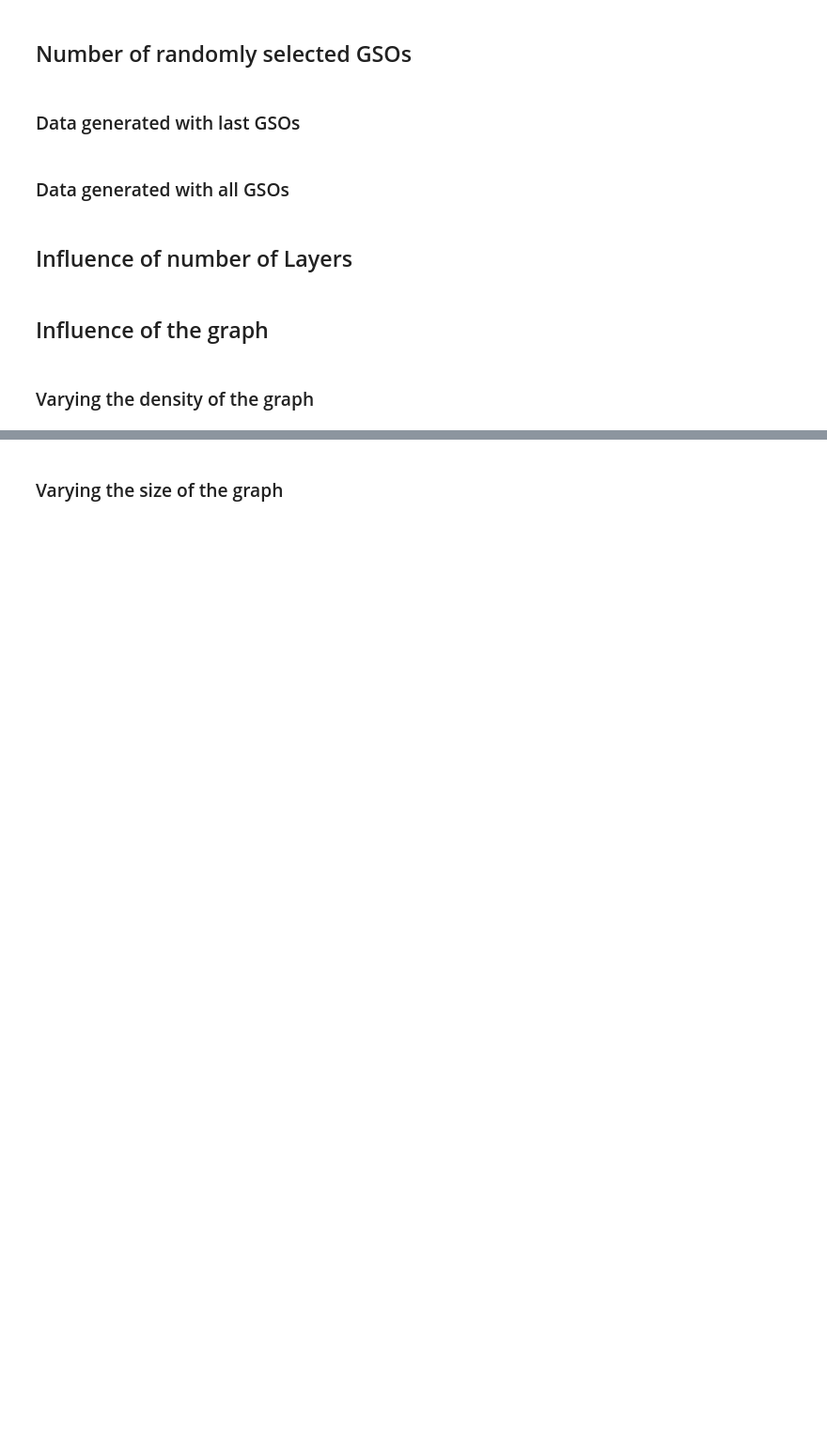
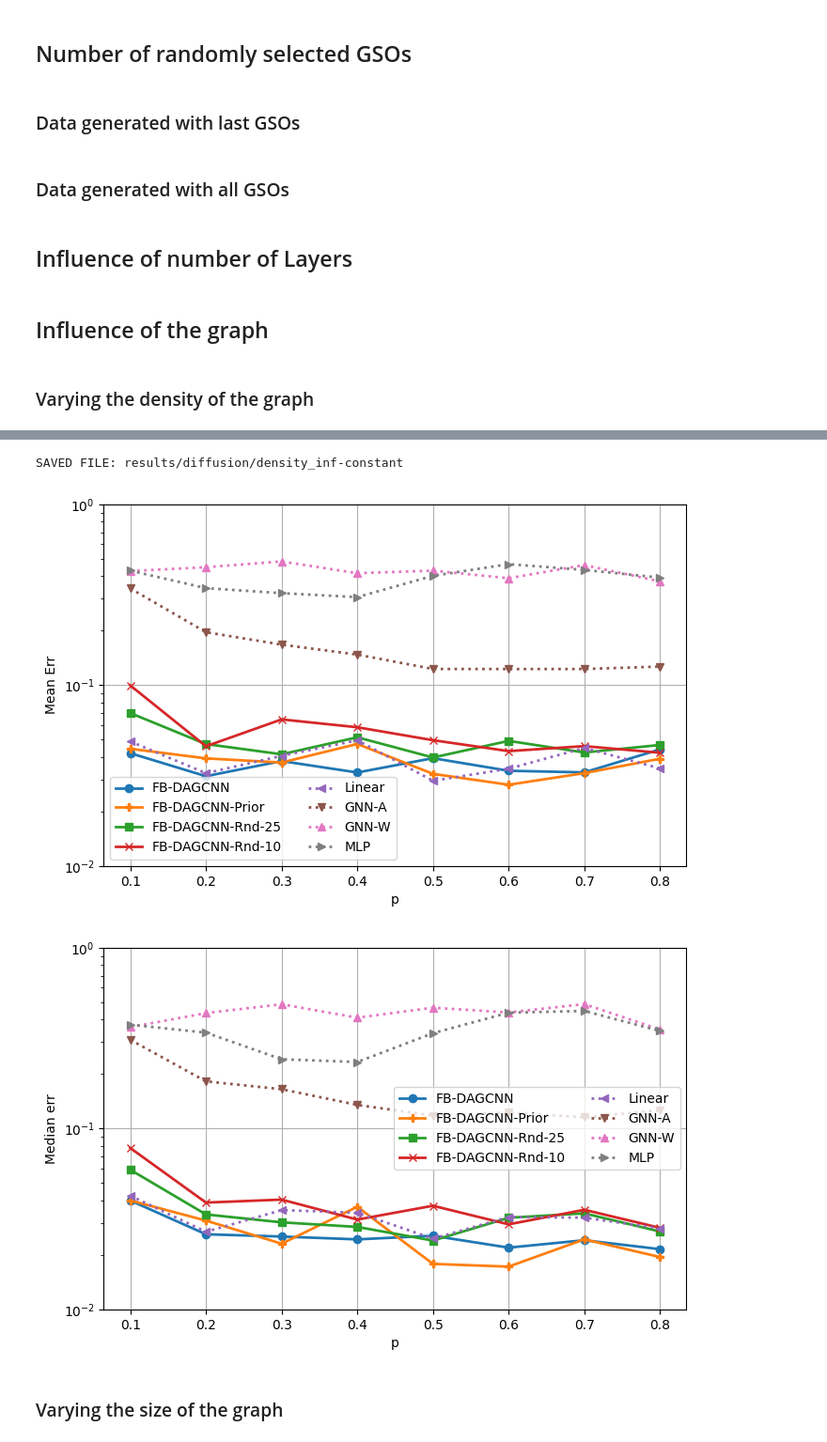
Before and after one commit to reysam93/dag_conv_nn, a Jupyter notebook: diffusion_learning.ipynb, the cells around one changed output, grey strips where cells are left out. Shown: that part at 94% size. Saved outputs shown, nothing was run; the diff lists cells and outputs as text; code cells hidden in the pictures; blank space fills up the shorter version.

```diff
--- a/diffusion_learning.ipynb
+++ b/diffusion_learning.ipynb
@@ -547,10 +564,10 @@ def influence_graph_density(d_dat_p, d_arc_p, d_mod_p, P_values, exps):
         for j, p in enumerate(P_values):
             data_params_aux = dict(d_dat_p)
             data_params_aux['p'] = p
-            Adj, W, GSOs = utils.get_graph_data(data_params_aux)
+            Adj, W, GSOs, Psi = utils.get_graph_data(data_params_aux, get_Psi=True)
 
             err[i,j], std[i,j], times[i,j] = run_exps(exps, d_arc_p, d_mod_p, data_params_aux, GSOs, W,
-                                                      Adj, exp_desc=str(p))
+                                                      Adj, exp_desc=str(p), Psi=Psi)
 
             err[i,j][err[i,j] > 1] = 1
 
@@ -571,7 +588,7 @@ Exps = [
 
     # {'arc_p': {'arch': SF_DAGConv, 'GSO': 'GSOs'}, 'leg': 'SF-DAGCNN', 'fmt': '<:'},
 
-
+    {'arc_p': {'arch': LinDAGRegModel}, 'leg': 'Linear', 'fmt': '<:'},
     {'arc_p': {'arch': MyGCNN, 'GSO': 'A'}, 'leg': 'GNN-A', 'fmt': 'v:'},
     {'arc_p': {'arch': MyGCNN, 'GSO': 'W'}, 'leg': 'GNN-W',  'fmt': '^:'},
     {'arc_p': {'arch': MLP, 'GSO': None}, 'leg': 'MLP',  'fmt': '>:'},
@@ -581,17 +616,21 @@ err, std, times = influence_graph_density(data_p, default_arch_p, default_mod_p,
 # %%
 if SAVE:
     file_name = PATH + f'density_inf-{data_p["src_t"]}'
     np.savez(file_name, err=err, std=std, times=times, exp=Exps, xvals=P_values)
     print('SAVED FILE:', file_name)
 
 mean_err = err.mean(axis=0)
 mean_time = times.mean(axis=0)
 med_err = np.median(err, axis=0)
 legend = [exp['leg'] for exp in Exps]
 utils.plot_results(mean_err, P_values, Exps, 'p', skip_idx=[], n_cols=2)
 # utils.plot_results(mean_time, N_nodes, Exps, 'Number of layer', ylabel='Mean time (seg)',
 #                    skip_idx=skip_idx, n_cols=2, ylim_bottom=1, ylim_top=50)
 
-utils.plot_results(med_err, P_values, Exps, 'Number of layers', skip_idx=[], n_cols=2,
+utils.plot_results(med_err, P_values, Exps, 'p', skip_idx=[], n_cols=2,
                    ylabel='Median err')
+# %% [output]
+SAVED FILE: results/diffusion/density_inf-constant
+[figure, added]
+[figure, added]
 # %%
```
Also changed, not shown: parts of 16 cells of this notebook, 2 other files.
